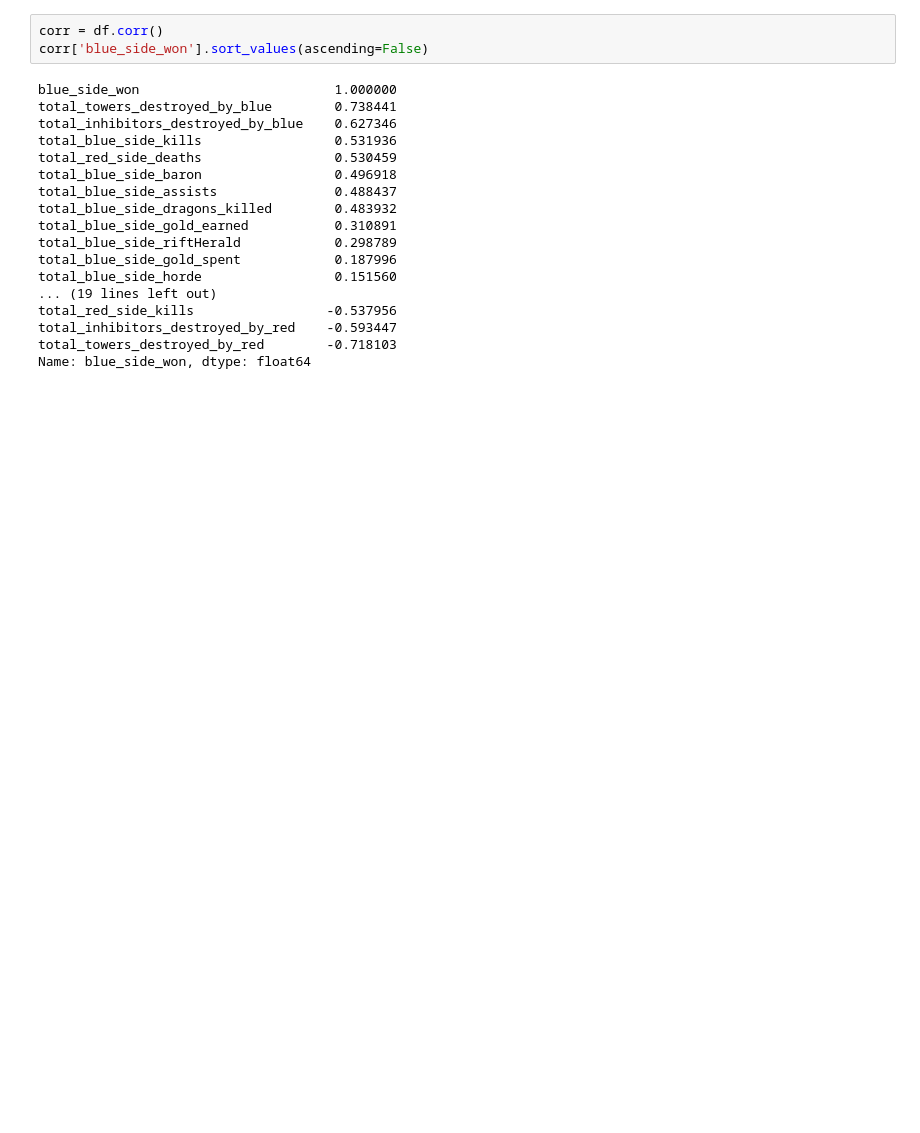
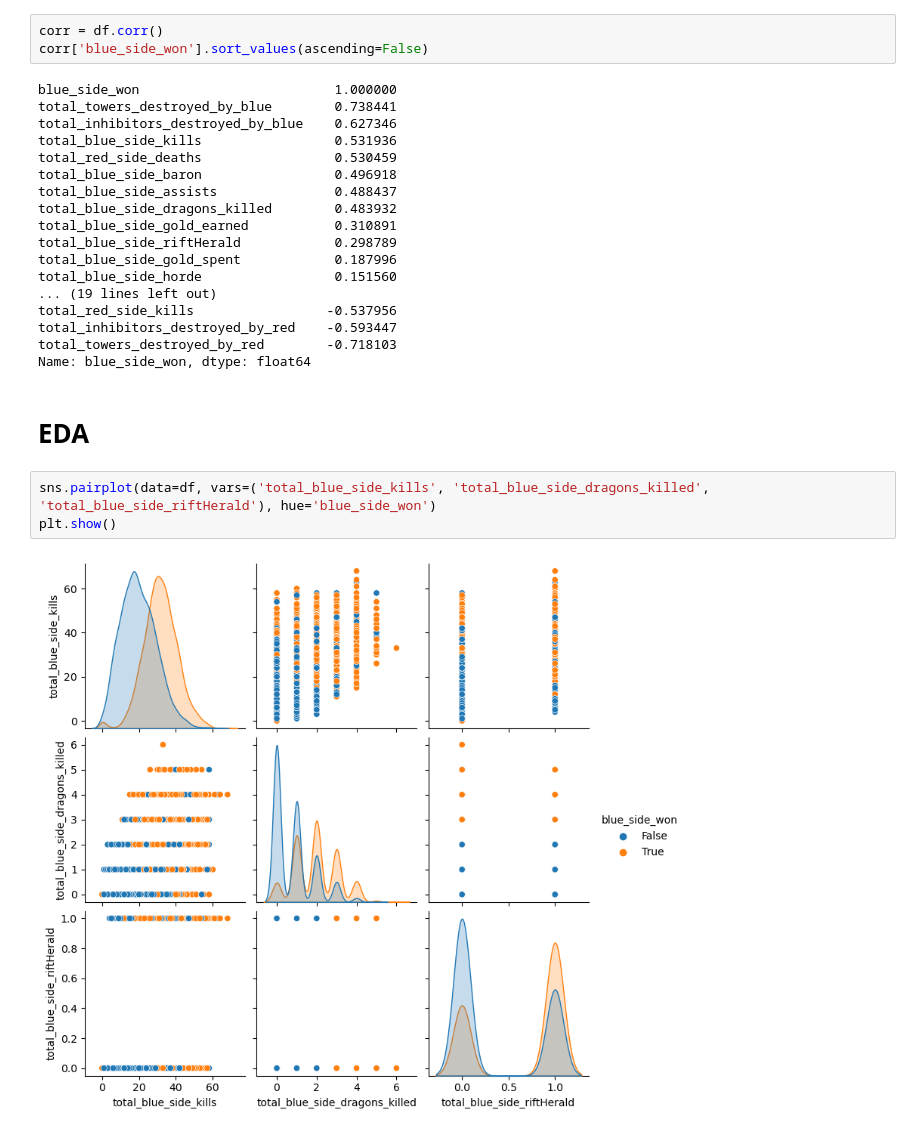
Before and after one commit to mohammad20306/Dissertation, a Jupyter notebook: ML.ipynb, the cells around one changed output. Drawn from its saved outputs; the diff is of its cells as text; blank space fills up the shorter version.

```diff
--- a/ML.ipynb
+++ b/ML.ipynb
@@ -91,3 +126,10 @@ total_red_side_kills                 -0.537956
 total_inhibitors_destroyed_by_red    -0.593447
 total_towers_destroyed_by_red        -0.718103
 Name: blue_side_won, dtype: float64
+# %% [markdown]
+# EDA
+# %%
+sns.pairplot(data=df, vars=('total_blue_side_kills', 'total_blue_side_dragons_killed', 'total_blue_side_riftHerald'), hue='blue_side_won')
+plt.show()
+# %% [output]
+[figure, added]
```
Also changed, not shown: parts of 18 cells of this notebook, 3 other files.
